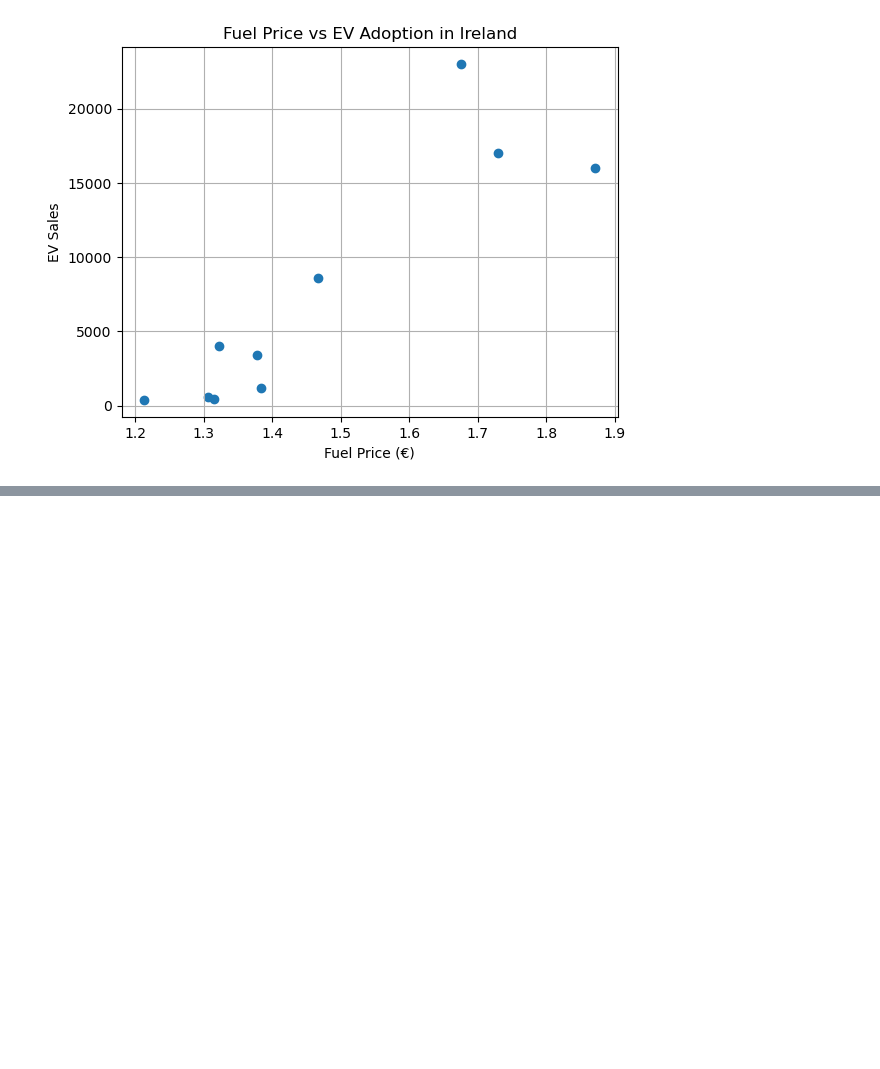
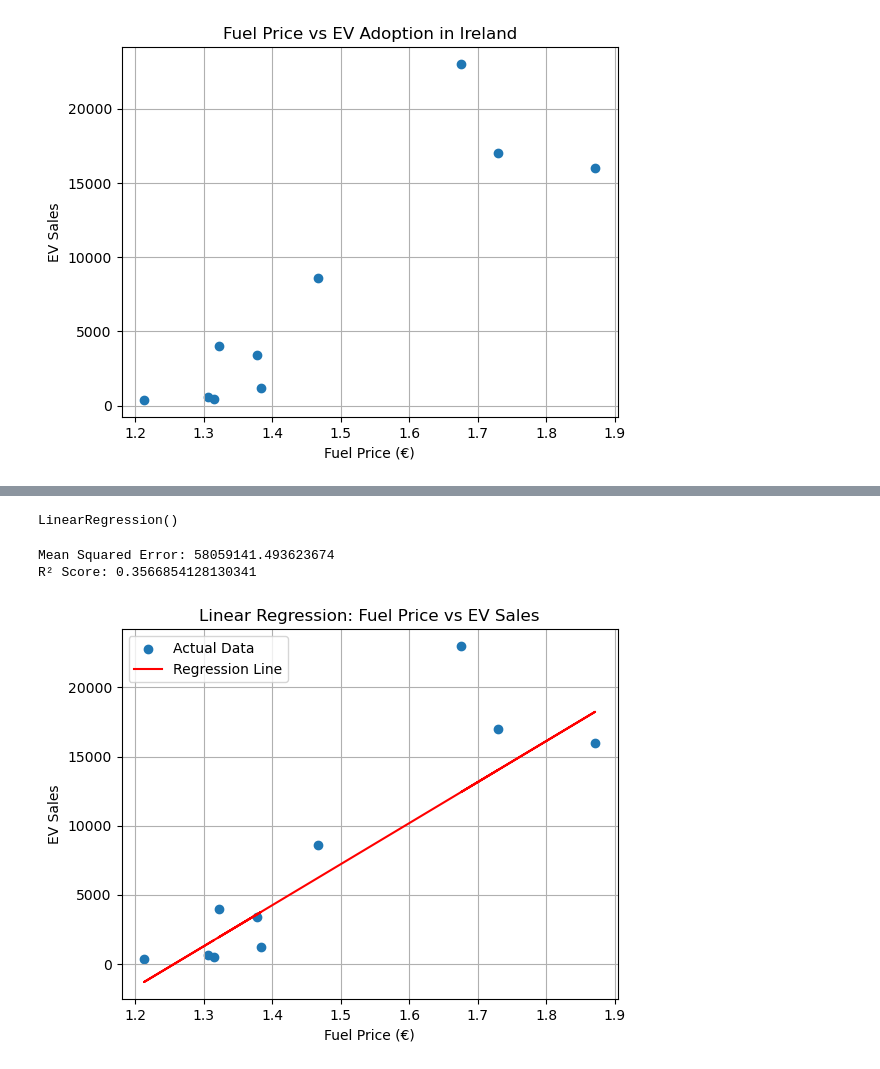
Before and after one commit to Guilherme2022448/Final-Project, a Jupyter notebook: ev_adoption_analysis.ipynb, the cells around one changed output, grey strips where cells are left out. Saved outputs shown, nothing was run; the diff lists cells and outputs as text; code cells hidden in the pictures; blank space fills up the shorter version.

```diff
--- a/ev_adoption_analysis.ipynb
+++ b/ev_adoption_analysis.ipynb
@@ -451,0 +469,16 @@ plt.show()
+# %%
+X = merged_df[['fuel_price']]   # independent variable
+y = merged_df['ev_sales']       # target variable
+# %%
+from sklearn.model_selection import train_test_split
+
+X_train, X_test, y_train, y_test = train_test_split(
+    X, y, test_size=0.2, random_state=7
+)
+# %%
+from sklearn.linear_model import LinearRegression
+
+model = LinearRegression()
+model.fit(X_train, y_train)
+# %% [output]
+LinearRegression()
@@ -451,0 +487,25 @@ plt.show()
+# %%
+from sklearn.metrics import mean_squared_error, r2_score
+
+mse = mean_squared_error(y_test, y_pred)
+r2 = r2_score(y_test, y_pred)
+
+print("Mean Squared Error:", mse)
+print("R² Score:", r2)
+# %% [output]
+Mean Squared Error: 58059141.493623674
+R² Score: 0.3566854128130341
+# %%
+plt.scatter(X, y, label='Actual Data')
+
+plt.plot(X, model.predict(X), color='red', label='Regression Line')
+
+plt.xlabel('Fuel Price (€)')
+plt.ylabel('EV Sales')
+plt.title('Linear Regression: Fuel Price vs EV Sales')
+plt.legend()
+plt.grid()
+
+plt.show()
+# %% [output]
+[figure, added]
```
Also changed, not shown: parts of 5 cells of this notebook.
